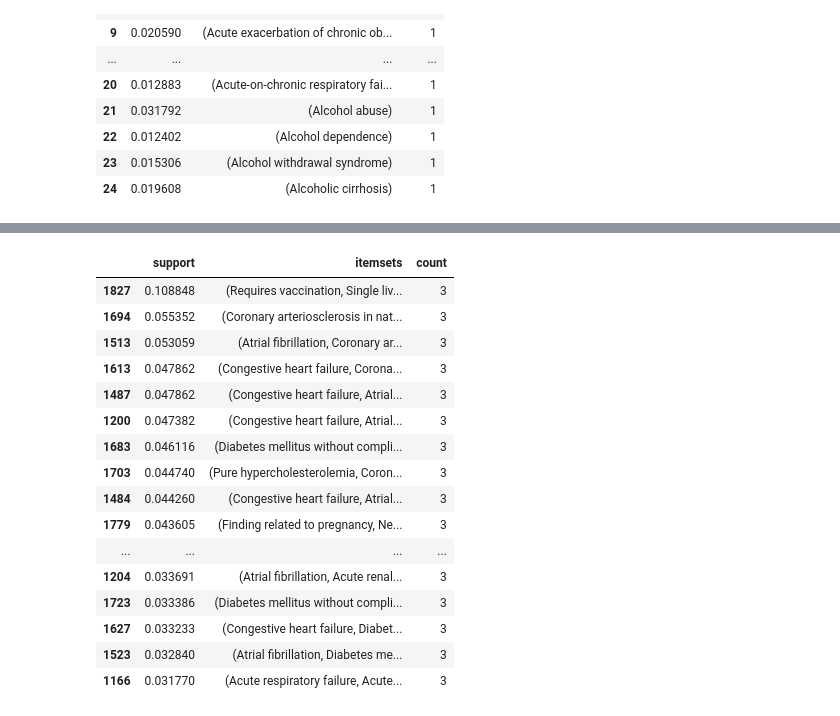
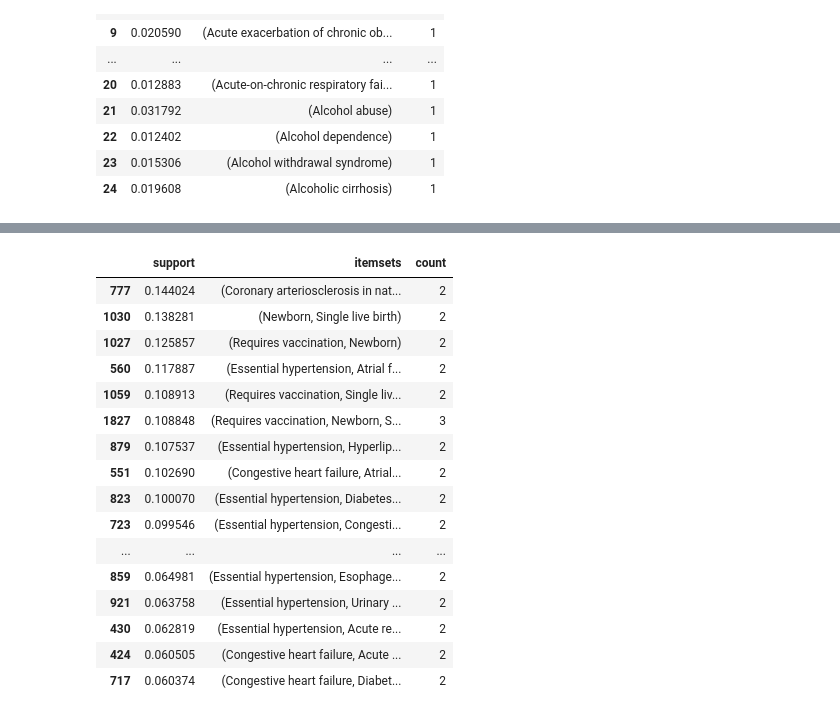
Before and after one commit to kyleashburn/CHIP-690-Final-Project, a Jupyter notebook: Association Rule Mining Project - Baseline Comorbidities.ipynb, the cells around one changed output, grey strips where cells are left out. Saved outputs shown, nothing was run; the diff lists cells and outputs as text; code cells hidden in the pictures.

```diff
--- a/Association Rule Mining Project - Baseline Comorbidities.ipynb
+++ b/Association Rule Mining Project - Baseline Comorbidities.ipynb
@@ -261,21 +213,21 @@ Lowest support is 0.01000043670029259 with a count of 3
 # %%
-fige2 = fi[fi['count'] >= 3]
+fige2 = fi[fi['count'] >= 2]
 fige2.head(25)
 # %% [output]
 |  | support | itemsets | count |
-| 1827 | 0.108848 | (Requires vaccination, Single liv... | 3 |
-| 1694 | 0.055352 | (Coronary arteriosclerosis in nat... | 3 |
-| 1513 | 0.053059 | (Atrial fibrillation, Coronary ar... | 3 |
-| 1613 | 0.047862 | (Congestive heart failure, Corona... | 3 |
-| 1487 | 0.047862 | (Congestive heart failure, Atrial... | 3 |
-| 1200 | 0.047382 | (Congestive heart failure, Atrial... | 3 |
-| 1683 | 0.046116 | (Diabetes mellitus without compli... | 3 |
-| 1703 | 0.044740 | (Pure hypercholesterolemia, Coron... | 3 |
-| 1484 | 0.044260 | (Congestive heart failure, Atrial... | 3 |
-| 1779 | 0.043605 | (Finding related to pregnancy, Ne... | 3 |
+| 777 | 0.144024 | (Coronary arteriosclerosis in nat... | 2 |
+| 1030 | 0.138281 | (Newborn, Single live birth) | 2 |
+| 1027 | 0.125857 | (Requires vaccination, Newborn) | 2 |
+| 560 | 0.117887 | (Essential hypertension, Atrial f... | 2 |
+| 1059 | 0.108913 | (Requires vaccination, Single liv... | 2 |
+| 1827 | 0.108848 | (Requires vaccination, Newborn, S... | 3 |
+| 879 | 0.107537 | (Essential hypertension, Hyperlip... | 2 |
+| 551 | 0.102690 | (Congestive heart failure, Atrial... | 2 |
+| 823 | 0.100070 | (Essential hypertension, Diabetes... | 2 |
+| 723 | 0.099546 | (Essential hypertension, Congesti... | 2 |
 | ... | ... | ... | ... |
-| 1204 | 0.033691 | (Atrial fibrillation, Acute renal... | 3 |
-| 1723 | 0.033386 | (Diabetes mellitus without compli... | 3 |
-| 1627 | 0.033233 | (Congestive heart failure, Diabet... | 3 |
-| 1523 | 0.032840 | (Atrial fibrillation, Diabetes me... | 3 |
-| 1166 | 0.031770 | (Acute respiratory failure, Acute... | 3 |
+| 859 | 0.064981 | (Essential hypertension, Esophage... | 2 |
+| 921 | 0.063758 | (Essential hypertension, Urinary ... | 2 |
+| 430 | 0.062819 | (Essential hypertension, Acute re... | 2 |
+| 424 | 0.060505 | (Congestive heart failure, Acute ... | 2 |
+| 717 | 0.060374 | (Congestive heart failure, Diabet... | 2 |
```
Also changed, not shown: parts of 17 cells of this notebook, 1 other file.
